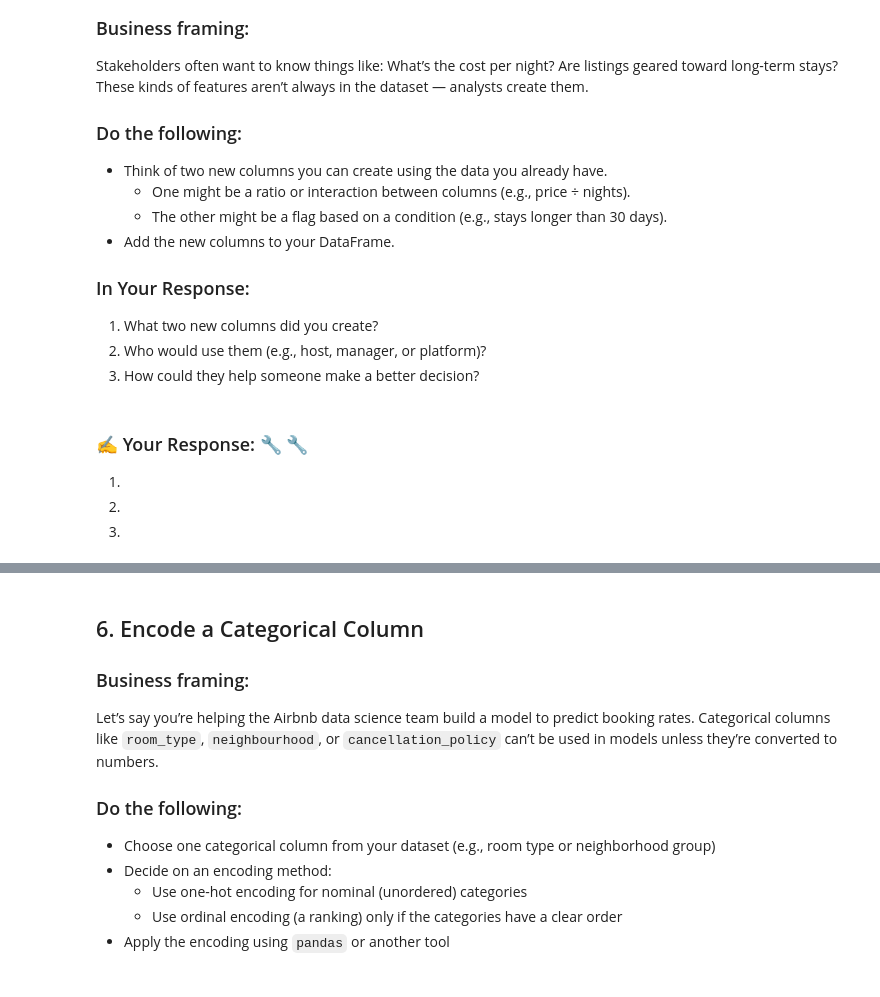
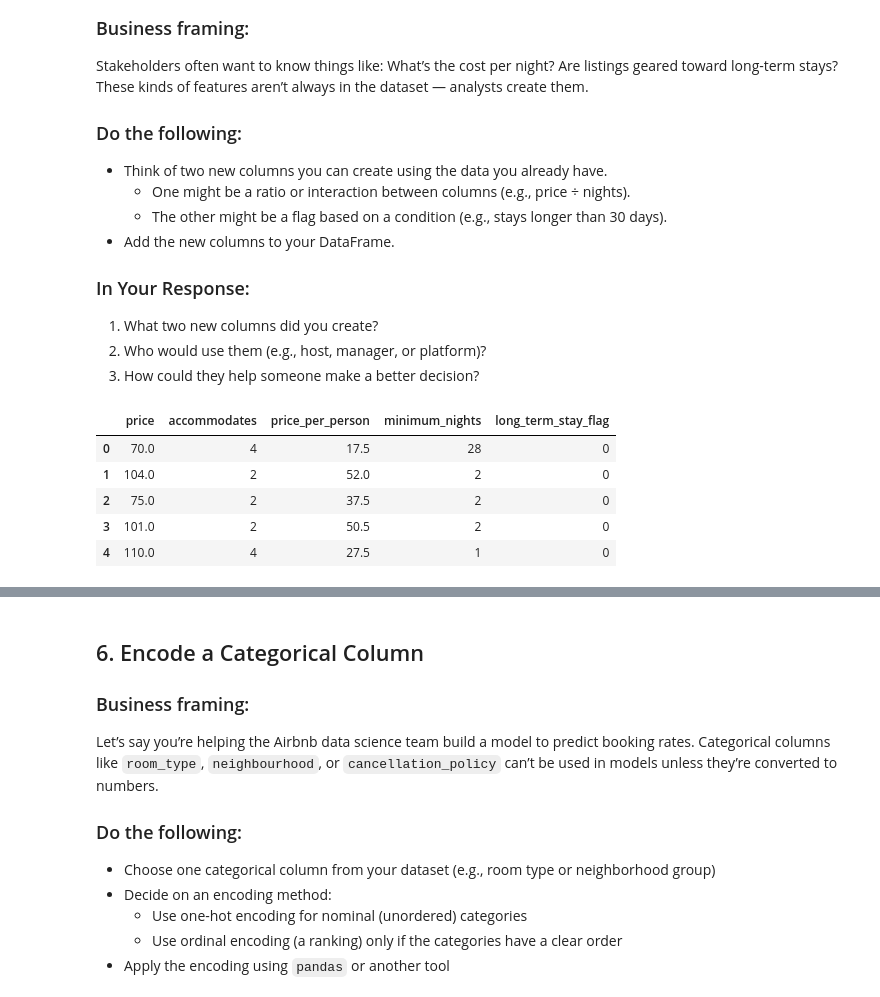
Before and after one commit to thornton330j/IS-4487, a Jupyter notebook: Assignments/assignment_07_ThorntonJackson.ipynb, the cells around one changed output, grey strips where cells are left out. Drawn from its saved outputs; the diff is of its cells as text; code cells hidden in the pictures.

```diff
--- a/Assignments/assignment_07_ThorntonJackson.ipynb
+++ b/Assignments/assignment_07_ThorntonJackson.ipynb
@@ -154,7 +215,17 @@ Stakeholders often want to know things like: What’s the cost per night? Are li
-# %% [markdown]
-### ✍️ Your Response: 🔧 🔧
-1.
-
-2.
-
-3.
+# %%
+# Add code here 🔧
+# Create price per person
+df['price_per_person'] = df.apply(lambda row: row['price'] / row['accommodates'] if row['accommodates'] > 0 else 0, axis=1)
+
+# Create long term stay flag
+df['long_term_stay_flag'] = (df['minimum_nights'] > 28).astype(int) # Convert boolean to 0 or 1
+
+# Display the dataframe
+display(df[['price', 'accommodates', 'price_per_person', 'minimum_nights', 'long_term_stay_flag']].head())
+# %% [output]
+|  | price | accommodates | price_per_person | minimum_nights | long_term_stay_flag |
+| 0 | 70.0 | 4 | 17.5 | 28 | 0 |
+| 1 | 104.0 | 2 | 52.0 | 2 | 0 |
+| 2 | 75.0 | 2 | 37.5 | 2 | 0 |
+| 3 | 101.0 | 2 | 50.5 | 2 | 0 |
+| 4 | 110.0 | 4 | 27.5 | 1 | 0 |
```
Also changed, not shown: parts of 23 cells of this notebook.
